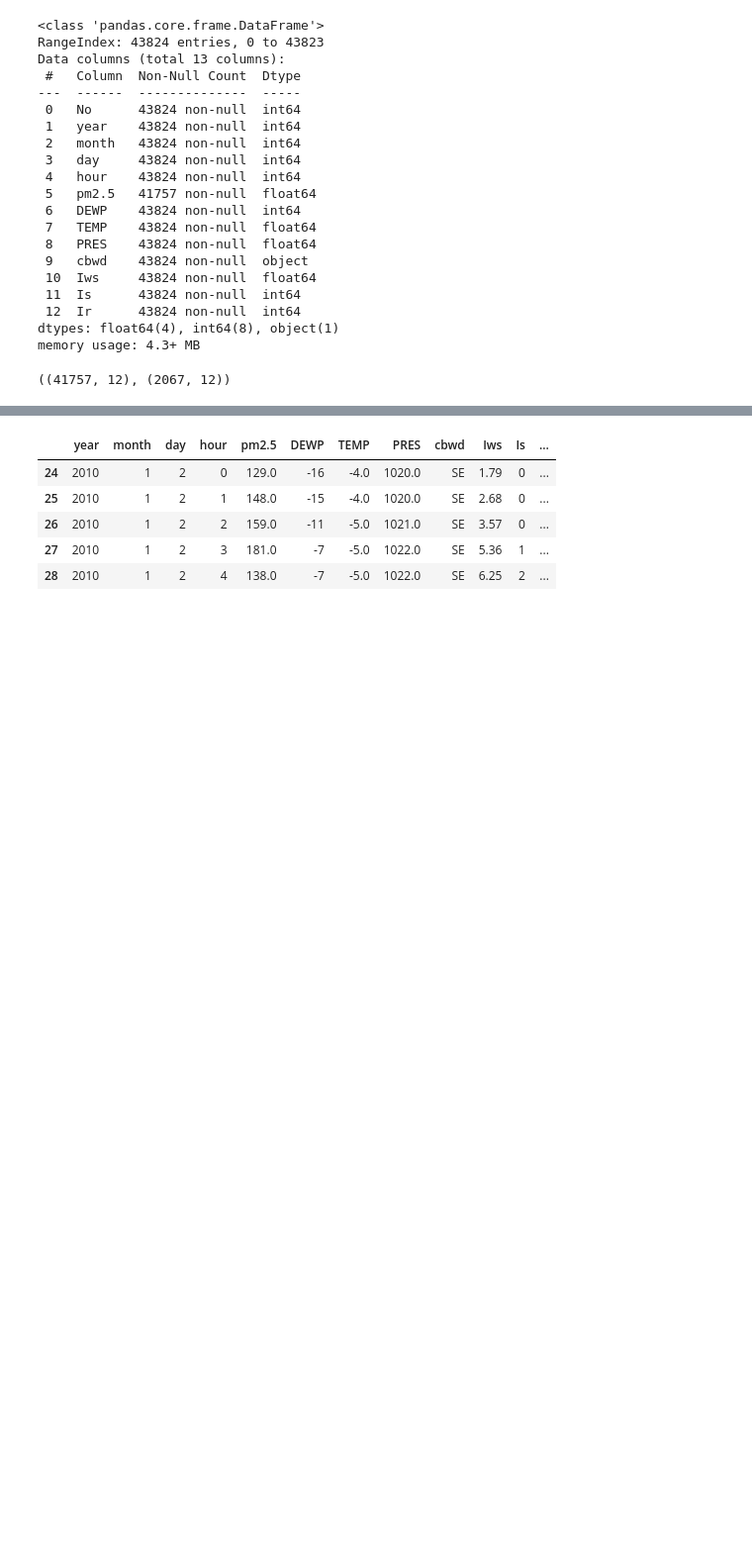
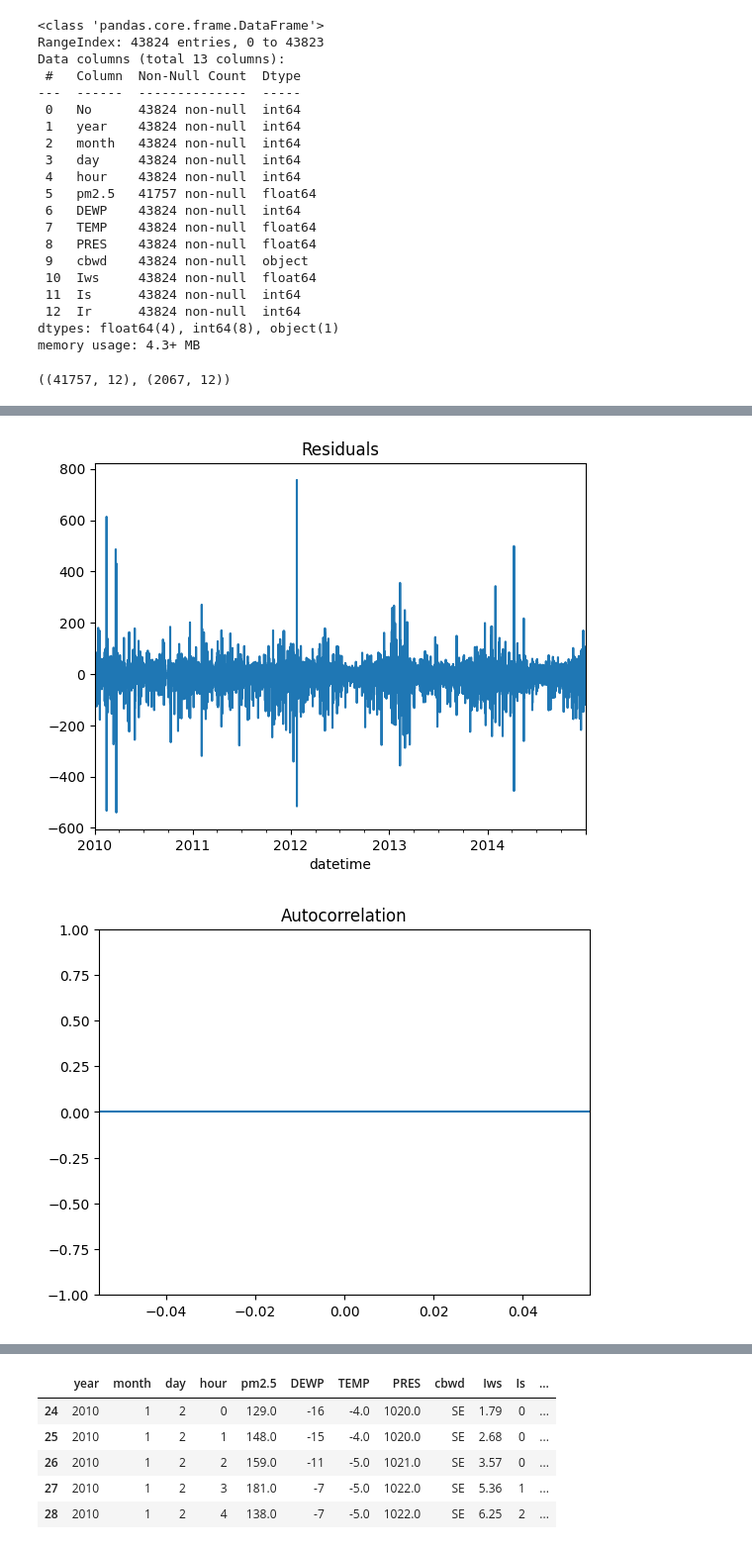
Before and after one commit to cameronliddle/Algorithms, a Jupyter notebook: AirQuality.ipynb, the cells around one changed output, grey strips where cells are left out. Shown at 99% size. Cells and saved outputs as stored; diff of their text form; code cells hidden in the pictures; blank space fills up the shorter version.

```diff
--- a/AirQuality.ipynb
+++ b/AirQuality.ipynb
@@ -110,0 +131,7 @@ train.shape, test.shape
+# %%
+from statsmodels.tsa.arima.model import ARIMA
+
+model = ARIMA(df['pm2.5'], order=(1, 1, 1))  # Replace with your column and (p, d, q)
+fitted_model = model.fit()
+
+print(fitted_model.summary())
@@ -110,0 +156,15 @@ train.shape, test.shape
+# %%
+import matplotlib.pyplot as plt
+from statsmodels.graphics.tsaplots import plot_acf
+
+# Plot residuals
+residuals = fitted_model.resid
+residuals.plot(title='Residuals')
+plt.show()
+
+# ACF plot of residuals
+plot_acf(residuals)
+plt.show()
+# %% [output]
+[figure, added]
+[figure, added]
```
Also changed, not shown: parts of 7 cells of this notebook.
